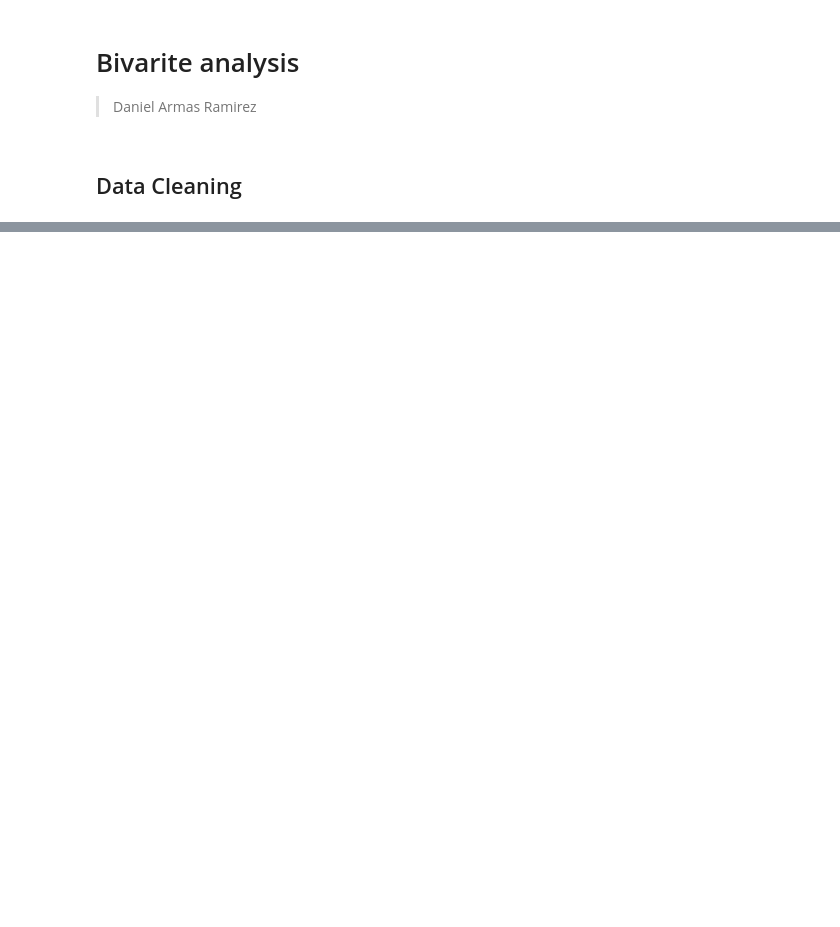
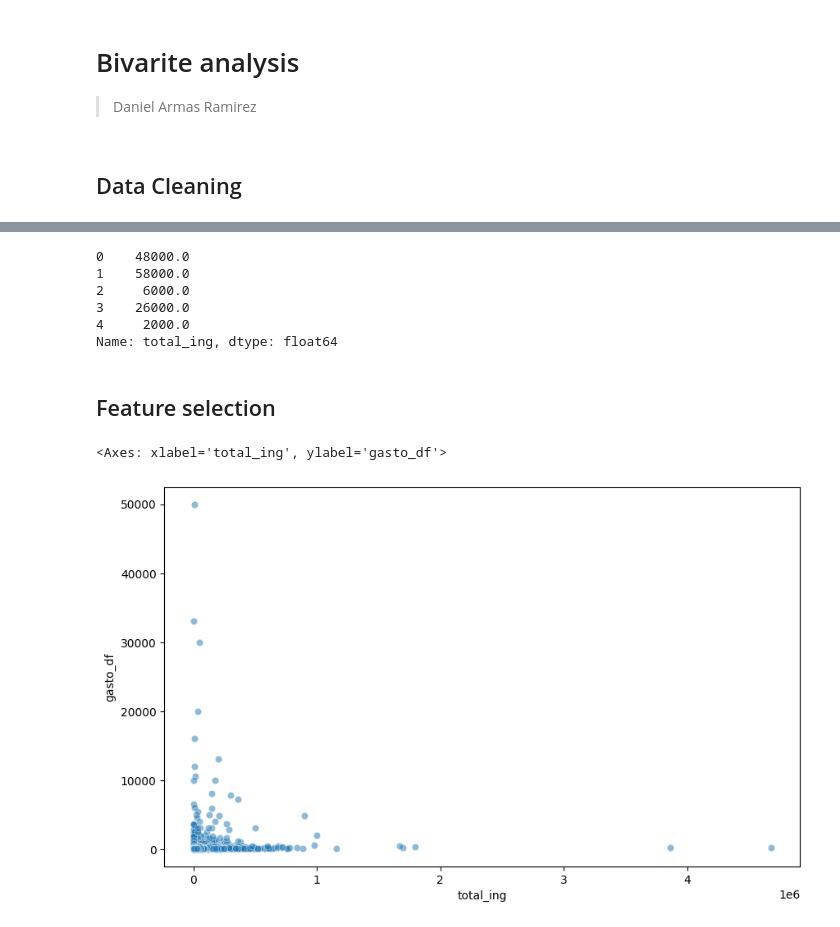
Before and after one commit to darmasrmez/ENIGH-project, a Jupyter notebook: analysis/bivariate.ipynb, the cells around one changed output, grey strips where cells are left out. Cells and saved outputs as stored; diff of their text form; code cells hidden in the pictures; blank space fills up the shorter version.

```diff
--- a/analysis/bivariate.ipynb
+++ b/analysis/bivariate.ipynb
@@ -144,0 +12,4 @@ MemoryError: Unable to allocate 564. MiB for an array with shape (6, 12328570) a
+# %%
+df = pd.read_csv('../filtered_data/enigh_filtered.csv')
+
+df.head()
@@ -144,0 +39,12 @@ MemoryError: Unable to allocate 564. MiB for an array with shape (6, 12328570) a
+# %%
+df['total_ing'] = df['ing_1'] + df['ing_2'] + df['ing_3'] + df['ing_4'] + df['ing_5'] + df['ing_6']
+df['total_ing'].head()
+# %% [output]
+0    48000.0
+1    58000.0
+2     6000.0
+3    26000.0
+4     2000.0
+Name: total_ing, dtype: float64
+# %% [markdown]
+## Feature selection
@@ -144,0 +61,6 @@ MemoryError: Unable to allocate 564. MiB for an array with shape (6, 12328570) a
+# %%
+plt.figure(figsize=(10, 6))
+sns.scatterplot(x=df['total_ing'], y=df['gasto_df'], data=df, alpha=0.5)
+# %% [output]
+<Axes: xlabel='total_ing', ylabel='gasto_df'>
+[figure, added]
```
Also changed, not shown: parts of 22 cells of this notebook, 1 other file.
